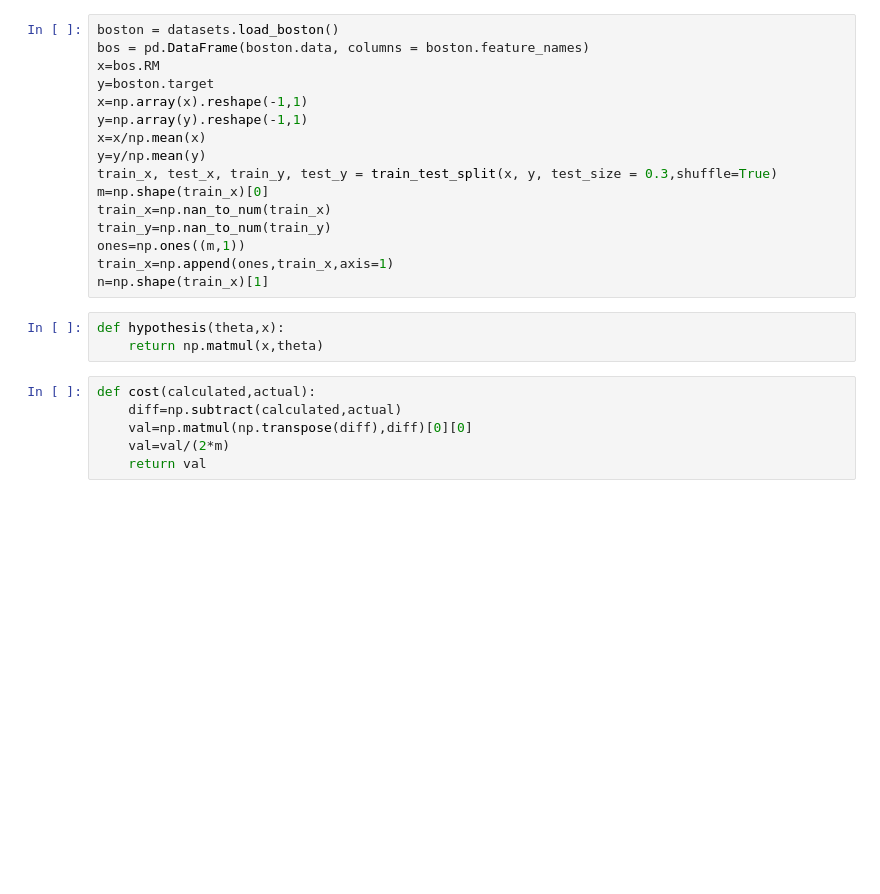
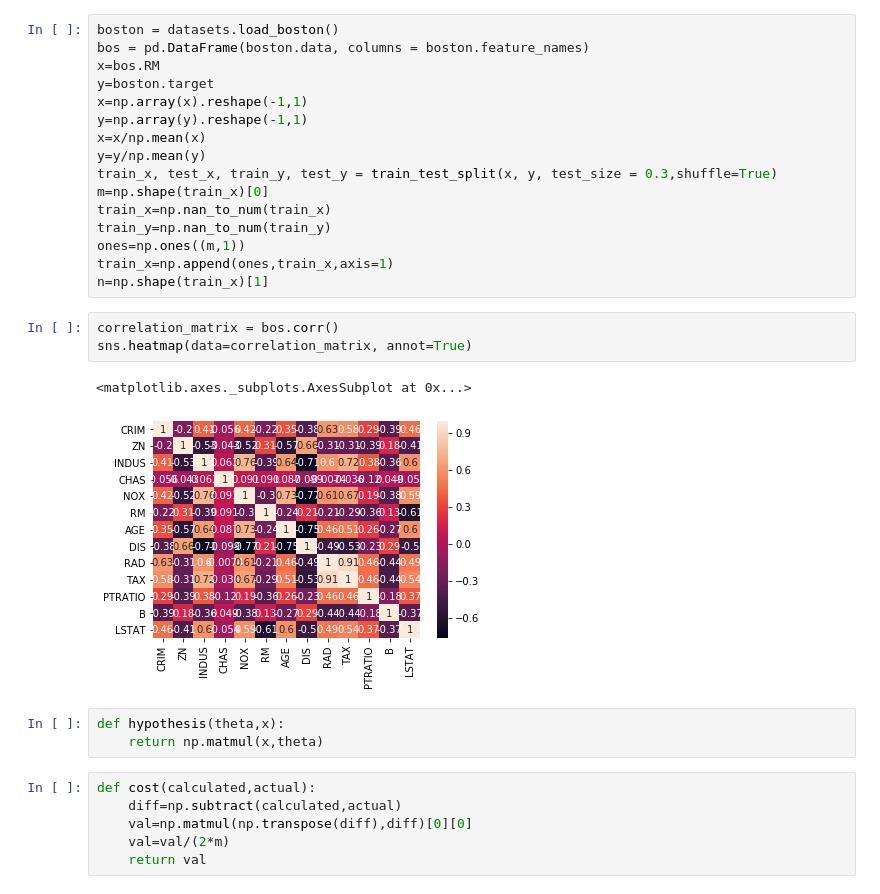
Before and after one commit to epjonnadula/Deep-Learning, a Jupyter notebook: Linear_Regression.ipynb, the cells around one changed output. Cells and saved outputs as stored; diff of their text form; blank space fills up the shorter version.

```diff
--- a/Linear_Regression.ipynb
+++ b/Linear_Regression.ipynb
@@ -26,6 +27,12 @@ train_y=np.nan_to_num(train_y)
 ones=np.ones((m,1))
 train_x=np.append(ones,train_x,axis=1)
 n=np.shape(train_x)[1]
+# %%
+correlation_matrix = bos.corr()
+sns.heatmap(data=correlation_matrix, annot=True)
+# %% [output]
+<matplotlib.axes._subplots.AxesSubplot at 0x...>
+[figure, added]
 # %%
 def hypothesis(theta,x):
     return np.matmul(x,theta)
```
Also changed, not shown: parts of 5 cells of this notebook.
